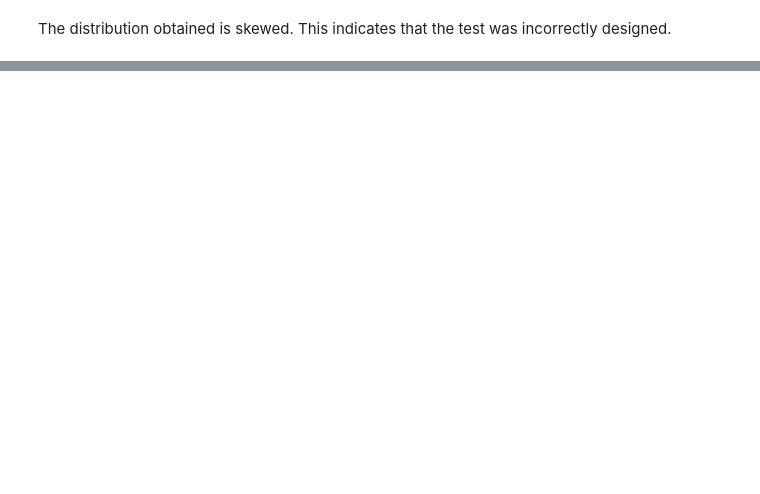
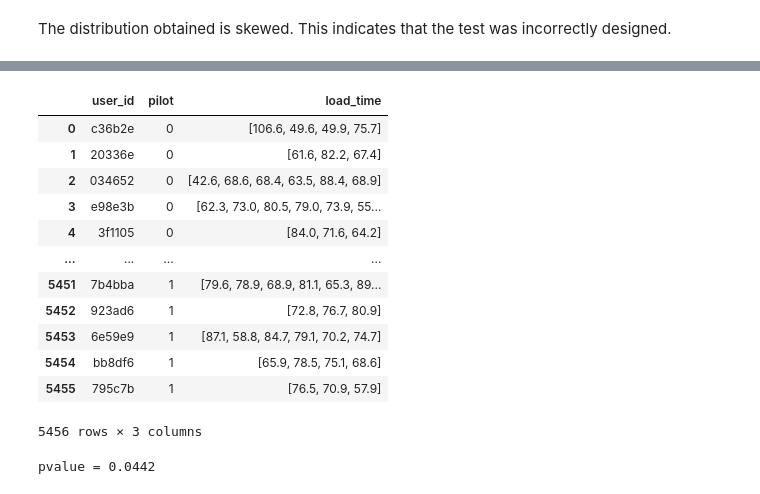
Before and after one commit to YanaOrf/AB_tests, a Jupyter notebook: Pizzeria_website_AB.ipynb, the cells around one changed output, grey strips where cells are left out. Drawn from its saved outputs; the diff is of its cells as text; code cells hidden in the pictures; blank space fills up the shorter version.

```diff
--- a/Pizzeria_website_AB.ipynb
+++ b/Pizzeria_website_AB.ipynb
@@ -1717,0 +1850,11 @@ plot_pvalue_ecdf(p_values, 'p-value ECDF. Dependent data')
+# %%
+users = read_database('experiment_users.csv')
+# %%
+begin_date = datetime(2022, 4, 5)
+end_date = datetime(2022, 4, 12)
+# %%
+df_metrcis = (
+    web_logs [
+        (web_logs['date'] >= begin_date) & (web_logs['date'] < end_date)]
+        .groupby('user_id')[['load_time']].agg(list)
+        .reset_index())
@@ -1717,0 +1877,45 @@ plot_pvalue_ecdf(p_values, 'p-value ECDF. Dependent data')
+# %%
+df = pd.merge(users, df_metrcis, on = 'user_id', how = 'left')
+# %%
+df
+# %% [output]
+|  | user_id | pilot | load_time |
+| 0 | c36b2e | 0 | [106.6, 49.6, 49.9, 75.7] |
+| 1 | 20336e | 0 | [61.6, 82.2, 67.4] |
+| 2 | 034652 | 0 | [42.6, 68.6, 68.4, 63.5, 88.4, 68.9] |
+| 3 | e98e3b | 0 | [62.3, 73.0, 80.5, 79.0, 73.9, 55... |
+| 4 | 3f1105 | 0 | [84.0, 71.6, 64.2] |
+| ... | ... | ... | ... |
+| 5451 | 7b4bba | 1 | [79.6, 78.9, 68.9, 81.1, 65.3, 89... |
+| 5452 | 923ad6 | 1 | [72.8, 76.7, 80.9] |
+| 5453 | 6e59e9 | 1 | [87.1, 58.8, 84.7, 79.1, 70.2, 74.7] |
+| 5454 | bb8df6 | 1 | [65.9, 78.5, 75.1, 68.6] |
+| 5455 | 795c7b | 1 | [76.5, 70.9, 57.9] |
+5456 rows × 3 columns
+# %%
+def check_linearization(a, b):
+    """Testing the hypothesis using linearization.
+
+    a: List[List], list of sets of user session lengths for the control group
+    b: List[List], list of sets of user session lengths for the pilot group
+
+    return: p-value and point estimate.
+    """
+    a_x = np.array([np.sum(row) for row in a])
+    a_y = np.array([len(row) for row in a])
+    b_x = np.array([np.sum(row) for row in b])
+    b_y = np.array([len(row) for row in b])
+    coef = np.sum(a_x) / np.sum(a_y)
+    a_lin = a_x - coef * a_y
+    b_lin = b_x - coef * b_y
+    _, pvalue = stats.ttest_ind(a_lin, b_lin)
+    delta = np.mean(b_lin) - np.mean(a_lin)
+    return pvalue, delta
+
+a = df[df['pilot'] == 0]['load_time'].values
+b = df[df['pilot'] == 1]['load_time'].values
+
+pvalue = check_linearization(a, b)[0]
+print(f'pvalue = {pvalue:0.4f}')
+# %% [output]
+pvalue = 0.0442
```
Also changed, not shown: parts of 14 cells of this notebook.
